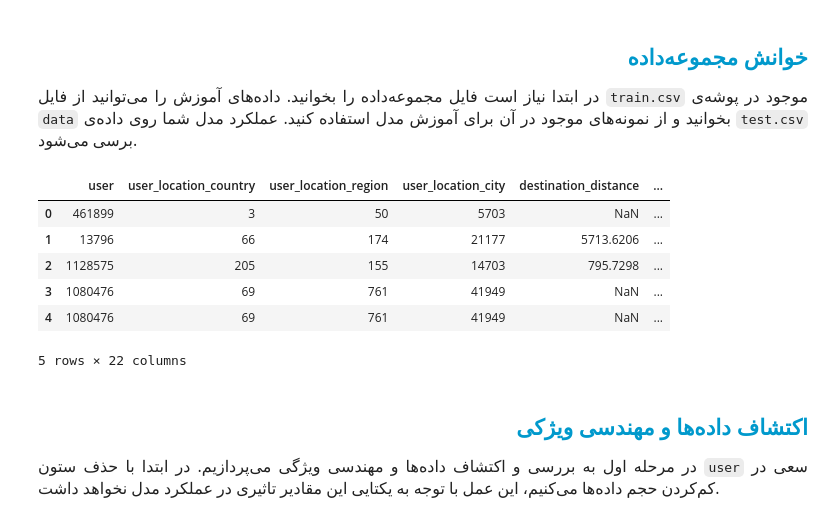
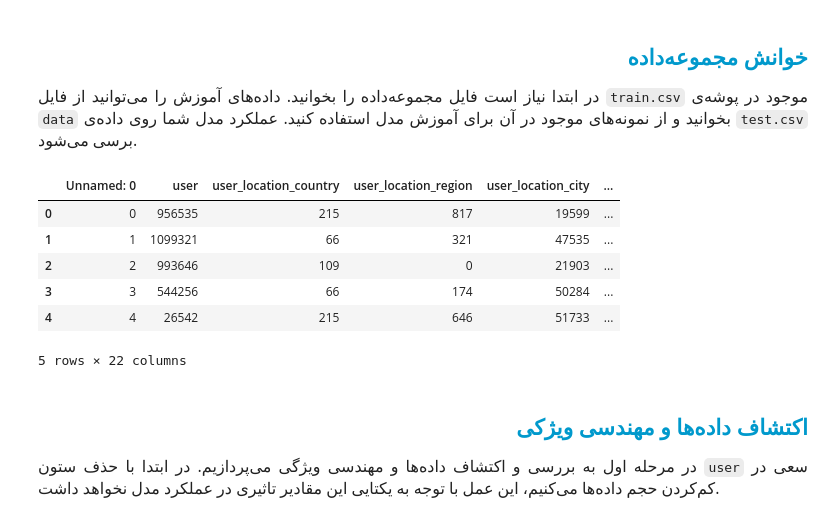
Before and after one commit to Hossein-John/Deep_learning, a Jupyter notebook: First Project/1/will_not_travel_again/will_not_travel_again/will_not_travel_again.ipynb, the cells around one changed output. Drawn from its saved outputs; the diff is of its cells as text; code cells hidden in the pictures.

```diff
--- a/First Project/1/will_not_travel_again/will_not_travel_again/will_not_travel_again.ipynb
+++ b/First Project/1/will_not_travel_again/will_not_travel_again/will_not_travel_again.ipynb
@@ -131,14 +131,14 @@ print(keras.__version__)
 # %%
 train = pd.read_csv('train.csv')
 test = pd.read_csv('test.csv')
-train.head()
+test.head()
 # %% [output]
-|  | user | user_location_country | user_location_region | user_location_city | destination_distance | ... |
-| 0 | 461899 | 3 | 50 | 5703 | NaN | ... |
-| 1 | 13796 | 66 | 174 | 21177 | 5713.6206 | ... |
-| 2 | 1128575 | 205 | 155 | 14703 | 795.7298 | ... |
-| 3 | 1080476 | 69 | 761 | 41949 | NaN | ... |
-| 4 | 1080476 | 69 | 761 | 41949 | NaN | ... |
+|  | Unnamed: 0 | user | user_location_country | user_location_region | user_location_city | ... |
+| 0 | 0 | 956535 | 215 | 817 | 19599 | ... |
+| 1 | 1 | 1099321 | 66 | 321 | 47535 | ... |
+| 2 | 2 | 993646 | 109 | 0 | 21903 | ... |
+| 3 | 3 | 544256 | 66 | 174 | 50284 | ... |
+| 4 | 4 | 26542 | 215 | 646 | 51733 | ... |
 5 rows × 22 columns
 # %% [markdown]
 <h2 align=right style="line-height:200%;font-family:vazir;color:#0099cc">
```
Also changed, not shown: parts of 40 cells of this notebook, 6 other files.
